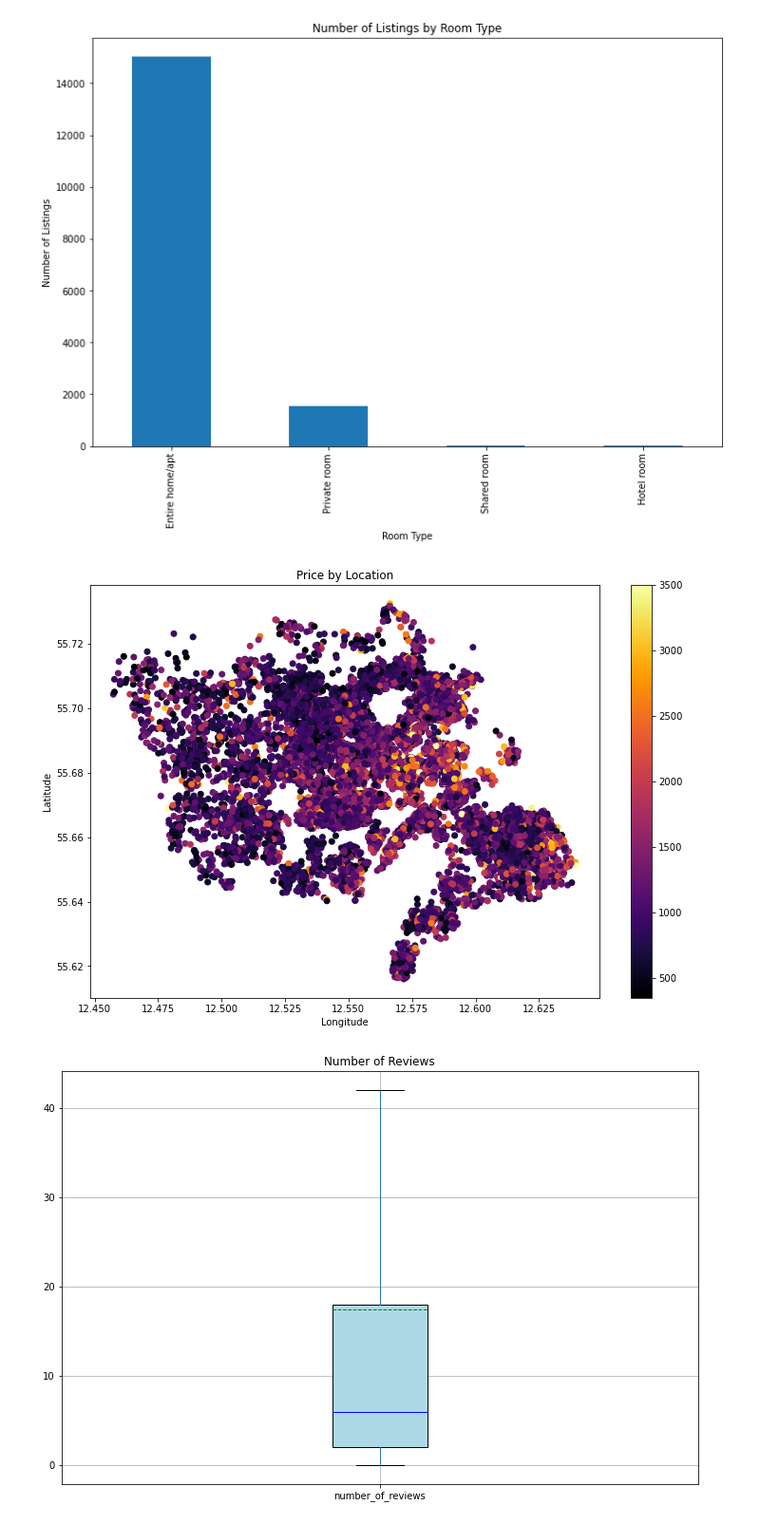
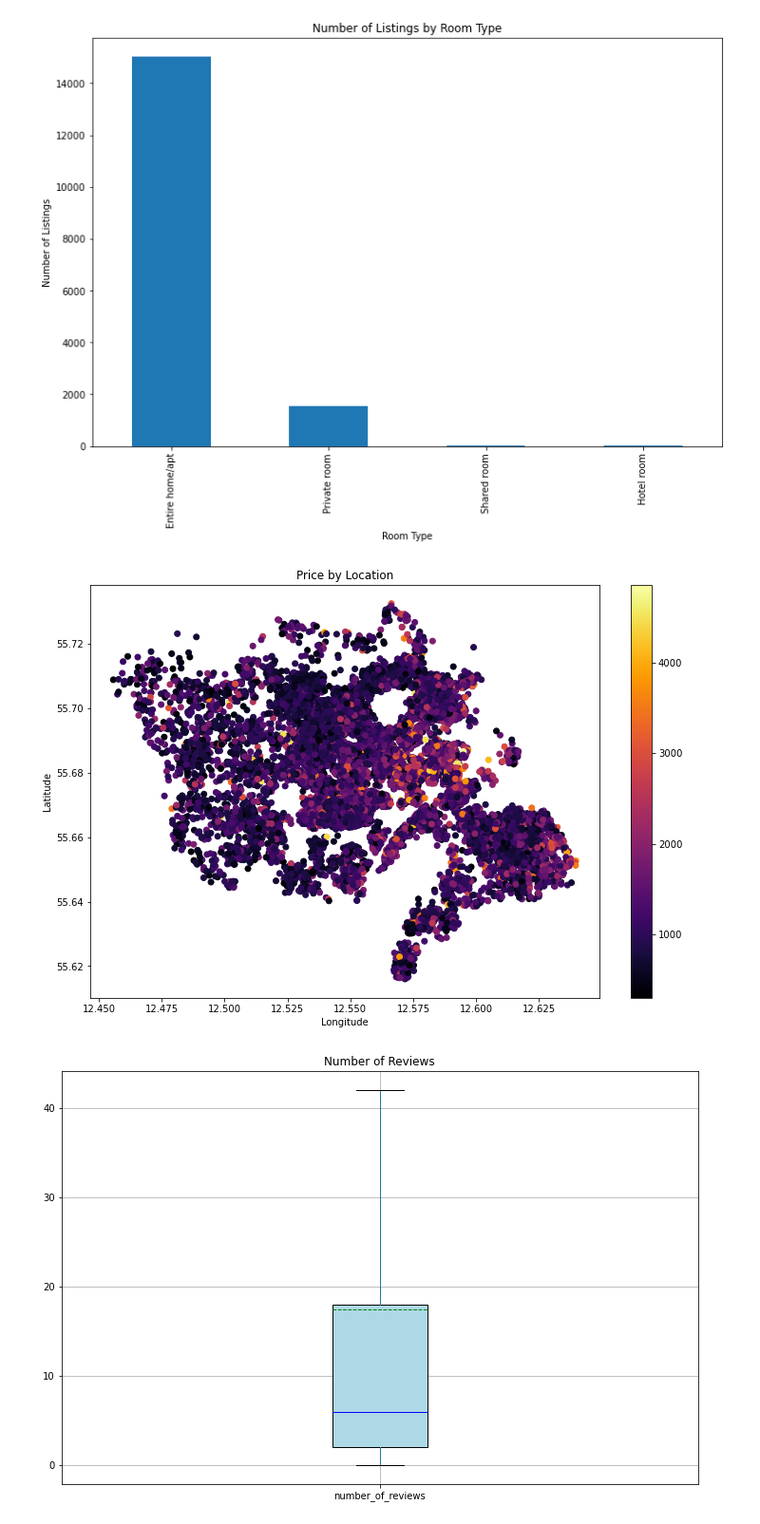
Before and after one commit to joaomena17/MachineLearningDataMining, a Jupyter notebook: data_visualization.ipynb, the cells around one changed output. Shown at 95% size. Drawn from its saved outputs; the diff is of its cells as text; code cells hidden in the pictures.

```diff
--- a/data_visualization.ipynb
+++ b/data_visualization.ipynb
@@ -85,6 +85,8 @@ df.head()
 | 2 | Vesterbro-Kongens Enghave | 55.67365 | 12.55581 | Private room | 1000 | 1 | 378 | ... |
 | 3 | Nrrebro | 55.68641 | 12.54741 | Entire home/apt | 803 | 3 | 173 | ... |
 | 4 | Vesterbro-Kongens Enghave | 55.67284 | 12.54717 | Entire home/apt | 2400 | 2 | 77 | ... |
+# %%
+df = df.drop(columns='bed')
 # %%
 df.describe()
 # %% [output]
@@ -227,17 +214,16 @@ plt.show()
 # %% [output]
 [figure]
 # %%
-# create a heatmap with longitude and latitude as x and y axis and price as the color, including only the price between 25% and 75% percentile
-df_lim = df[(df['price'] >= df['price'].quantile(0.01)) & (df['price'] <= df['price'].quantile(0.99))]
+# create a heatmap of the price by location
 plt.figure(figsize=(12, 8))
-plt.scatter(df_lim['longitude'], df_lim['latitude'], c=df_lim['price'], cmap="inferno")
+plt.scatter(df['longitude'], df['latitude'], c=df['price'], cmap="inferno")
 plt.colorbar()
 plt.xlabel('Longitude')
 plt.ylabel('Latitude')
 plt.title('Price by Location')
 plt.show()
 # %% [output]
-[figure, old version]
+[figure, new version]
 # %%
 # plot the boxplot for number of reviews
 plt.figure(figsize=(12, 8))
```
Also changed, not shown: parts of 27 cells of this notebook.
